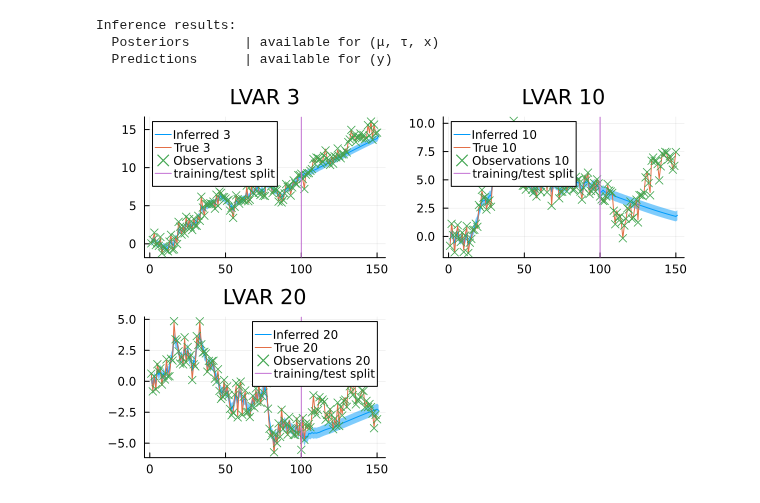
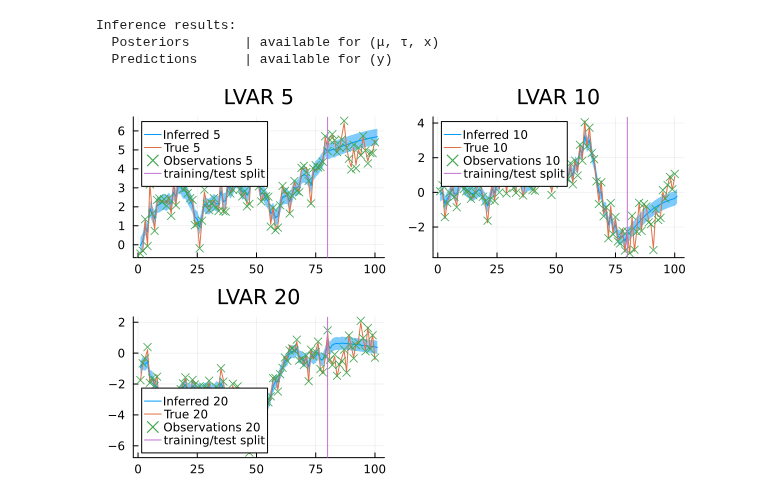
Before and after one commit to ReactiveBayes/RxInferExamples.jl, a Jupyter notebook: examples/Experimental Examples/Latent Vector Autoregressive Model/Latent Vector Autoregressive Model.ipynb, the cells around one changed output. Saved outputs shown, nothing was run; the diff lists cells and outputs as text; code cells hidden in the pictures.

```diff
--- a/examples/Experimental Examples/Latent Vector Autoregressive Model/Latent Vector Autoregressive Model.ipynb
+++ b/examples/Experimental Examples/Latent Vector Autoregressive Model/Latent Vector Autoregressive Model.ipynb
@@ -23,9 +23,9 @@ end
 Random.seed!(42)
 
 # Define orders for each process
-orders = 10 .* ones(Int, 20)
-n_samples = 150
-n_missing = 50
+orders = 5 .* ones(Int, 20)
+n_samples = 100
+n_missing = 20
 
 n_ar_processes = length(orders)
 processes = []
@@ -151,8 +151,7 @@ mresult = infer(
     returnvars = KeepLast(),
     options = (limit_stack_depth = 100, ),
     showprogress = true,
-    iterations = 50,
-    free_energy = false,
+    iterations = 30,
 )
 # %% [output]
 Inference results:
@@ -161,30 +160,30 @@ Inference results:
 # %%
 using Plots
 # %%
-index = 3
+index = 5
 plt1 = plot()
 plot!(plt1, getindex.(mean.(mresult.predictions[:y][end]), index), ribbon = getindex.(diag.(cov.(mresult.predictions[:y][end])), index), label = "Inferred $(index)")
 plot!(plt1, getindex.(true_data, index), label = "True $(index)")
 scatter!(getindex.(observations, index), label = "Observations $(index)", marker=:xcross)
 vline!([n_samples-n_missing], label="training/test split")
 plot!(plt1, title = "LVAR $(index)")
 
 index = 10
 plt2 = plot()
 plot!(plt2, getindex.(mean.(mresult.predictions[:y][end]), index), ribbon = getindex.(diag.(cov.(mresult.predictions[:y][end])), index), label = "Inferred $(index)")
 plot!(plt2, getindex.(true_data, index), label = "True $(index)")
 scatter!(getindex.(observations, index), label = "Observations $(index)", marker=:xcross)
 vline!([n_samples-n_missing], label="training/test split")
 plot!(plt2, title = "LVAR $(index)")
 
 index = 20
 plt3 = plot()
 plot!(plt3, getindex.(mean.(mresult.predictions[:y][end]), index), ribbon = getindex.(diag.(cov.(mresult.predictions[:y][end])), index), label = "Inferred $(index)")
 plot!(plt3, getindex.(true_data, index), label = "True $(index)")
 scatter!(getindex.(observations, index), label = "Observations $(index)", marker=:xcross)
 vline!([n_samples-n_missing], label="training/test split")
 plot!(plt3, title = "LVAR $(index)")
 
 plot(plt1, plt2, plt3)
 # %% [output]
-[figure, old version]
+[figure, new version]
```
